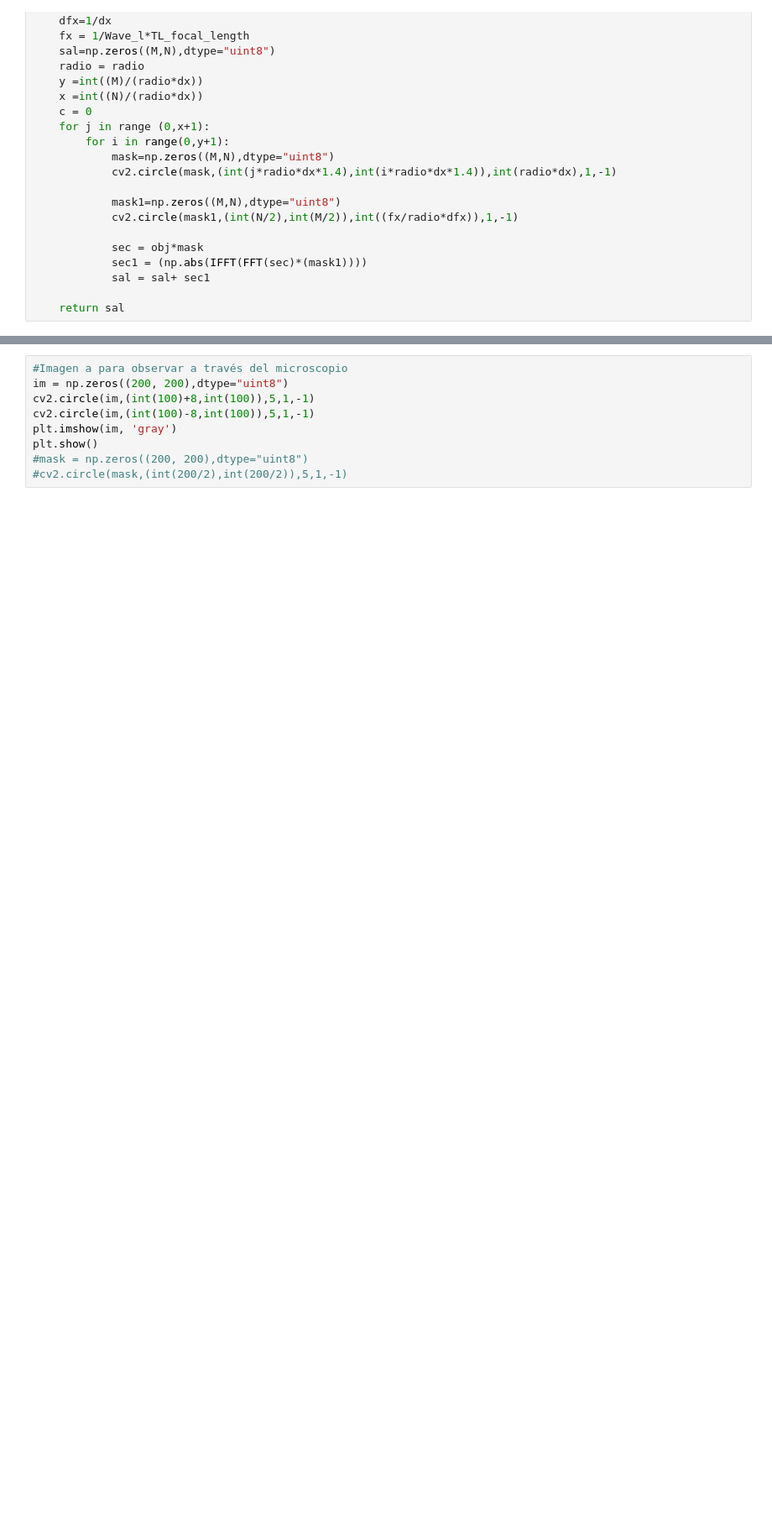
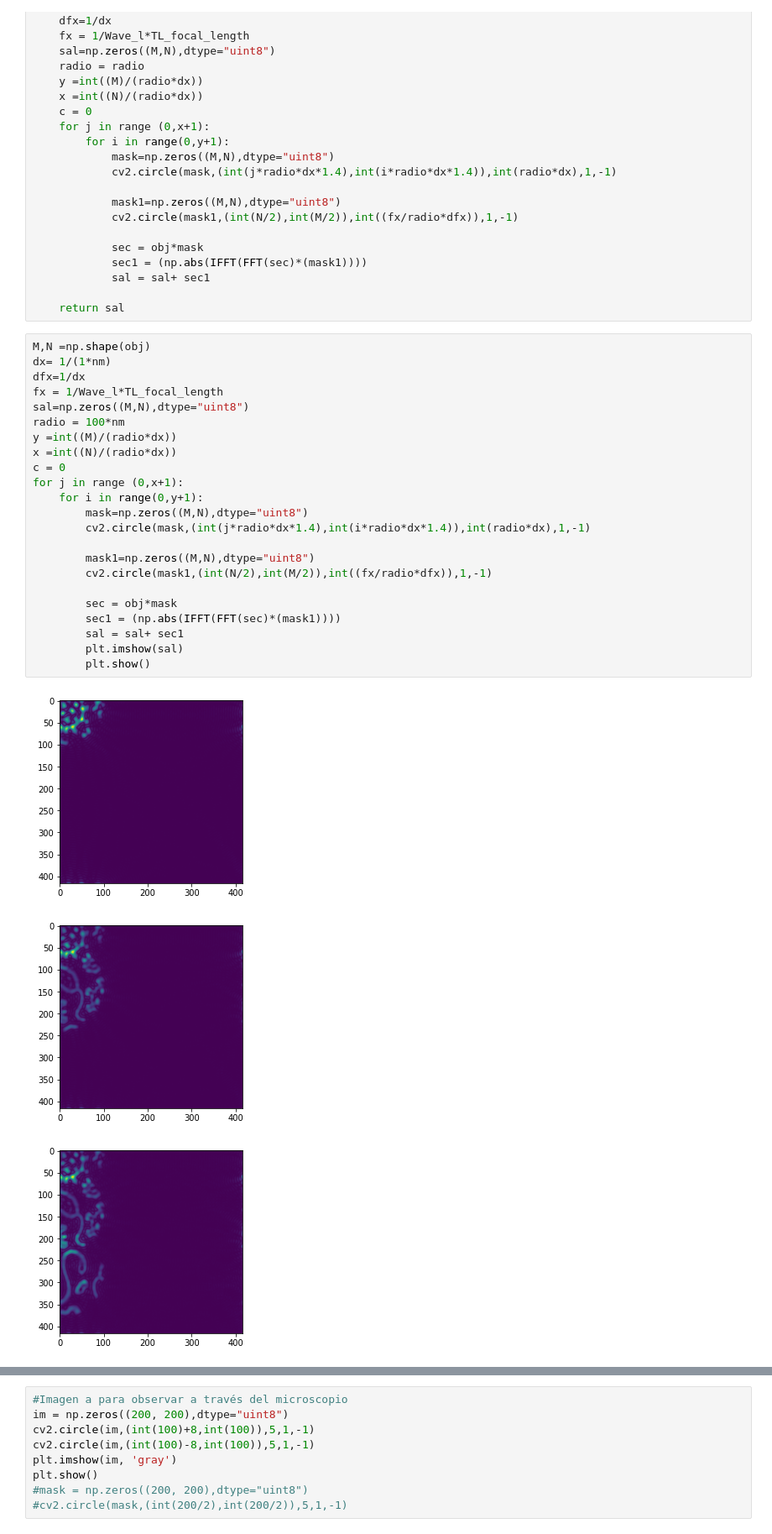
Before and after one commit to JuanDaAC/Los-tres-opticos, a Jupyter notebook: Proyecto.ipynb, the cells around one changed output, grey strips where cells are left out. Shown at 84% size. Drawn from its saved outputs; the diff is of its cells as text; blank space fills up the shorter version.

```diff
--- a/Proyecto.ipynb
+++ b/Proyecto.ipynb
@@ -54,3 +54,30 @@ def microscopic(obj,radio,dx,TL_focal_length,Wave_l):
             sal = sal+ sec1
 
     return sal
+# %%
+M,N =np.shape(obj)
+dx= 1/(1*nm)
+dfx=1/dx
+fx = 1/Wave_l*TL_focal_length
+sal=np.zeros((M,N),dtype="uint8")
+radio = 100*nm
+y =int((M)/(radio*dx))
+x =int((N)/(radio*dx))
+c = 0
+for j in range (0,x+1):
+    for i in range(0,y+1):
+        mask=np.zeros((M,N),dtype="uint8")
+        cv2.circle(mask,(int(j*radio*dx*1.4),int(i*radio*dx*1.4)),int(radio*dx),1,-1)
+
+        mask1=np.zeros((M,N),dtype="uint8")
+        cv2.circle(mask1,(int(N/2),int(M/2)),int((fx/radio*dfx)),1,-1)
+
+        sec = obj*mask
+        sec1 = (np.abs(IFFT(FFT(sec)*(mask1))))
+        sal = sal+ sec1
+        plt.imshow(sal)
+        plt.show()
+# %% [output]
+[figure, added]
+[figure, added]
+[figure, added]
```
Also changed, not shown: parts of 6 cells of this notebook.
